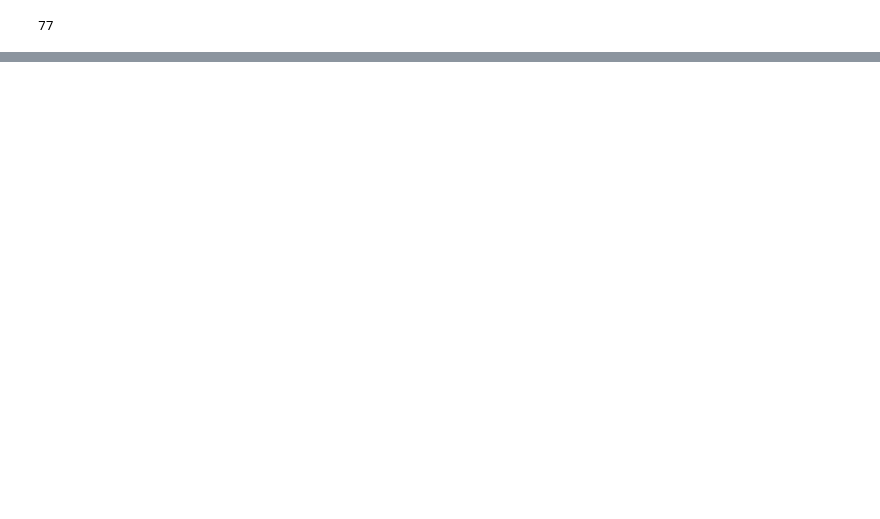
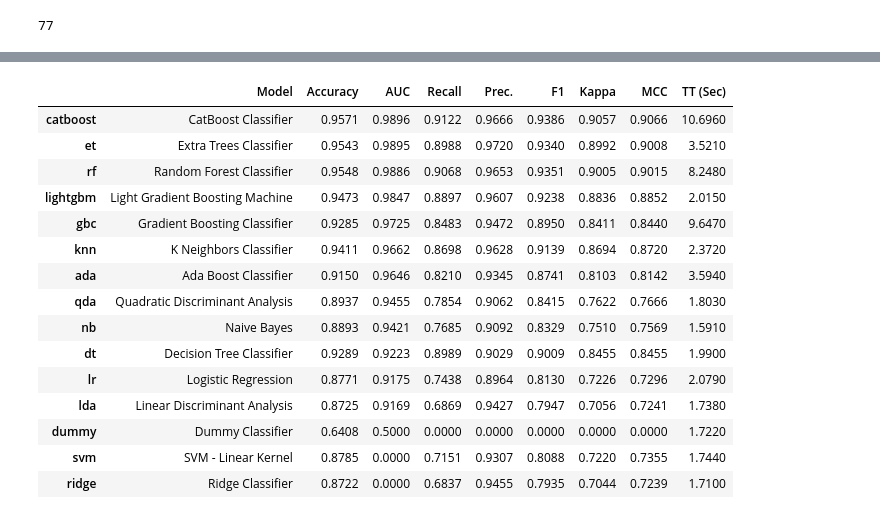
Before and after one commit to crdsteixeira/Advanced-Topics-of-Machine-Learning_GANs_for_Fraud_Detection, a Jupyter notebook: project.ipynb, the cells around one changed output, grey strips where cells are left out. Drawn from its saved outputs; the diff is of its cells as text; code cells hidden in the pictures; blank space fills up the shorter version.

Commit message:
Update project notebook
Update to first trial with CTGAN (Conditional Tabular GAN Synthetizer).

Signed-off-by: Catia Teixeira <catia.rds.teixeira@gmail.com>

```diff
--- a/project.ipynb
+++ b/project.ipynb
@@ -186,0 +158,4 @@ ConfusionMatrixDisplay.from_predictions(test_df['Class'], pred_df['prediction_la
+# %%
+discrete_columns = ['Class']
+ctgan = CTGAN(epochs=300, verbose=True)
+ctgan.fit(train_df, discrete_columns)
@@ -186,0 +178,2 @@ ConfusionMatrixDisplay.from_predictions(test_df['Class'], pred_df['prediction_la
+# %%
+synthetic_train = ctgan.sample(train_df['Class'].value_counts()[0])#, condition_column='Class', condition_value=1)
@@ -186,0 +186,3 @@ ConfusionMatrixDisplay.from_predictions(test_df['Class'], pred_df['prediction_la
+# %%
+gan_train_df = pd.concat([train_df, synthetic_train[synthetic_train['Class'] == 1]], ignore_index=True)
+gan_train_df['Class'].value_counts()
@@ -186,0 +193,8 @@ ConfusionMatrixDisplay.from_predictions(test_df['Class'], pred_df['prediction_la
+# %%
+cc_gan = setup(data=gan_train_df, target='Class', session_id=42,
+               train_size=0.8, # training over 80% of available data
+               transformation=True, # transformation changes the shape of the distribution such that the transformed data can be represented by normal distribution
+               normalize=True, # rescale the values of numeric columns
+               remove_multicollinearity=True, # drop one of the two features that are highly correlated with each other
+               normalize_method='robust',
+               feature_selection=True)
@@ -186,0 +226,3 @@ ConfusionMatrixDisplay.from_predictions(test_df['Class'], pred_df['prediction_la
+# %%
+best_synthetic_model = cc_gan.compare_models(sort='AUC')
+# %% [output]
@@ -186,0 +230,16 @@ ConfusionMatrixDisplay.from_predictions(test_df['Class'], pred_df['prediction_la
+|  | Model | Accuracy | AUC | Recall | Prec. | F1 | Kappa | MCC | TT (Sec) |
+| catboost | CatBoost Classifier | 0.9571 | 0.9896 | 0.9122 | 0.9666 | 0.9386 | 0.9057 | 0.9066 | 10.6960 |
+| et | Extra Trees Classifier | 0.9543 | 0.9895 | 0.8988 | 0.9720 | 0.9340 | 0.8992 | 0.9008 | 3.5210 |
+| rf | Random Forest Classifier | 0.9548 | 0.9886 | 0.9068 | 0.9653 | 0.9351 | 0.9005 | 0.9015 | 8.2480 |
+| lightgbm | Light Gradient Boosting Machine | 0.9473 | 0.9847 | 0.8897 | 0.9607 | 0.9238 | 0.8836 | 0.8852 | 2.0150 |
+| gbc | Gradient Boosting Classifier | 0.9285 | 0.9725 | 0.8483 | 0.9472 | 0.8950 | 0.8411 | 0.8440 | 9.6470 |
+| knn | K Neighbors Classifier | 0.9411 | 0.9662 | 0.8698 | 0.9628 | 0.9139 | 0.8694 | 0.8720 | 2.3720 |
+| ada | Ada Boost Classifier | 0.9150 | 0.9646 | 0.8210 | 0.9345 | 0.8741 | 0.8103 | 0.8142 | 3.5940 |
+| qda | Quadratic Discriminant Analysis | 0.8937 | 0.9455 | 0.7854 | 0.9062 | 0.8415 | 0.7622 | 0.7666 | 1.8030 |
+| nb | Naive Bayes | 0.8893 | 0.9421 | 0.7685 | 0.9092 | 0.8329 | 0.7510 | 0.7569 | 1.5910 |
+| dt | Decision Tree Classifier | 0.9289 | 0.9223 | 0.8989 | 0.9029 | 0.9009 | 0.8455 | 0.8455 | 1.9900 |
+| lr | Logistic Regression | 0.8771 | 0.9175 | 0.7438 | 0.8964 | 0.8130 | 0.7226 | 0.7296 | 2.0790 |
+| lda | Linear Discriminant Analysis | 0.8725 | 0.9169 | 0.6869 | 0.9427 | 0.7947 | 0.7056 | 0.7241 | 1.7380 |
+| dummy | Dummy Classifier | 0.6408 | 0.5000 | 0.0000 | 0.0000 | 0.0000 | 0.0000 | 0.0000 | 1.7220 |
+| svm | SVM - Linear Kernel | 0.8785 | 0.0000 | 0.7151 | 0.9307 | 0.8088 | 0.7220 | 0.7355 | 1.7440 |
+| ridge | Ridge Classifier | 0.8722 | 0.0000 | 0.6837 | 0.9455 | 0.7935 | 0.7044 | 0.7239 | 1.7100 |
```
Also changed, not shown: parts of 26 cells of this notebook.
